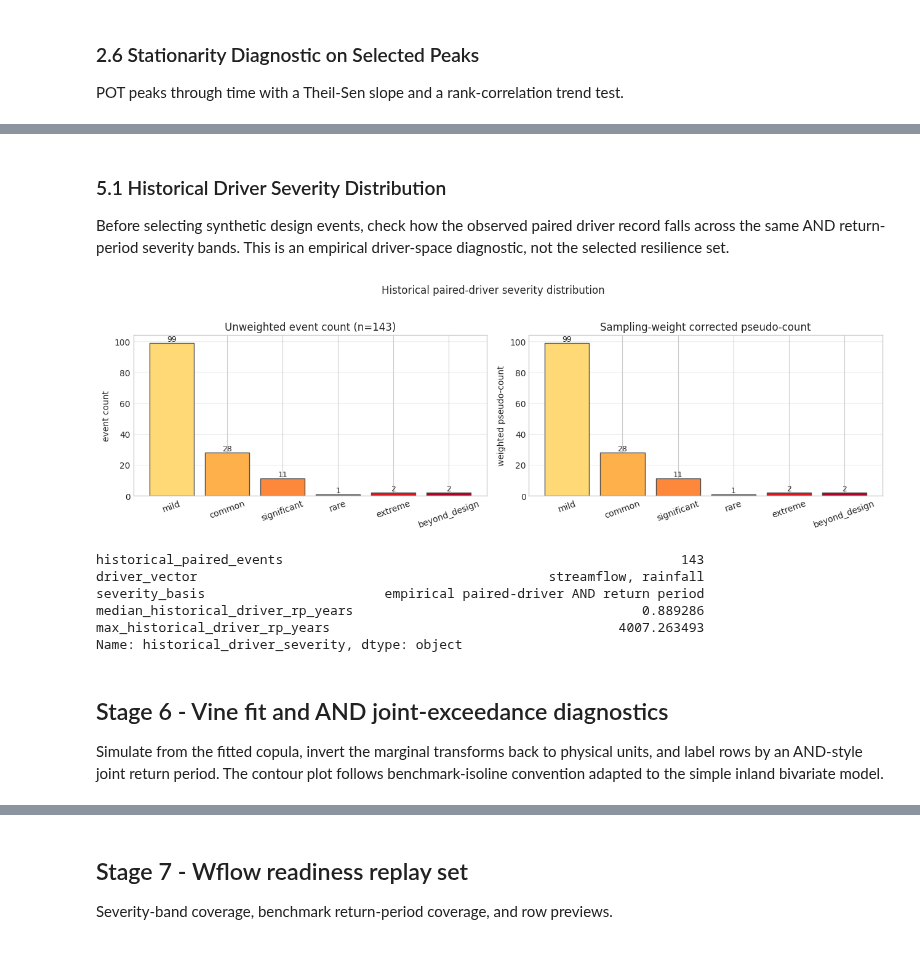
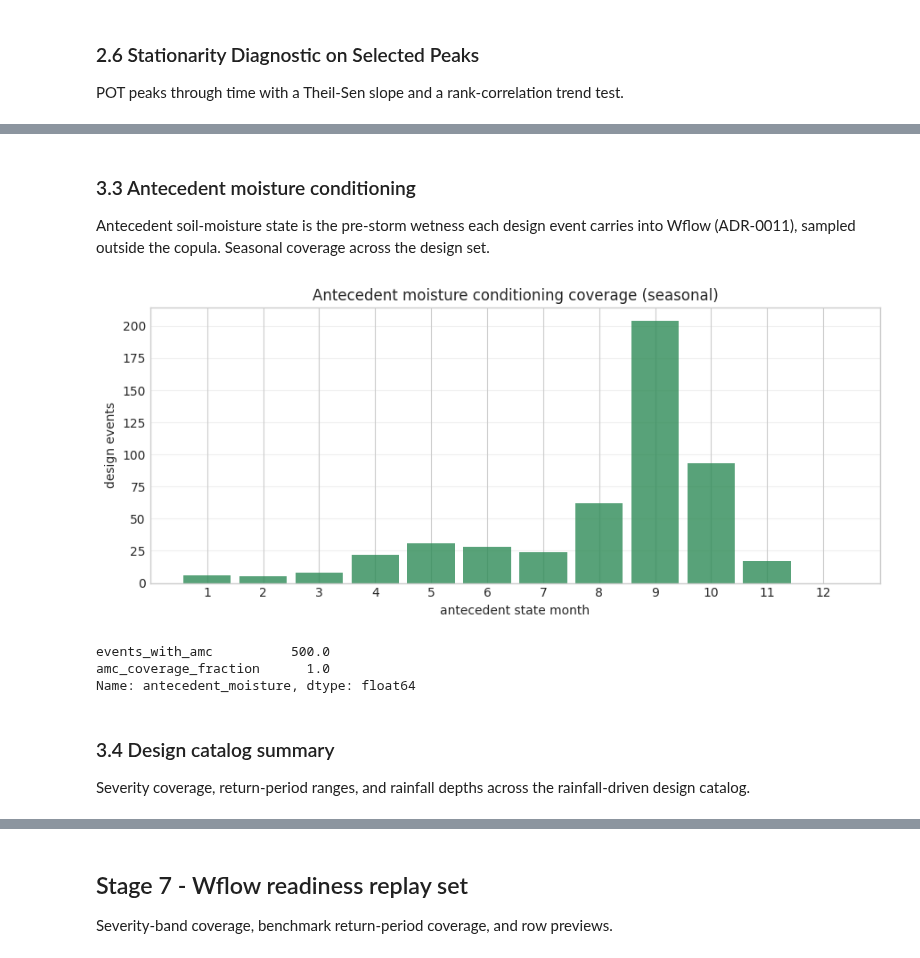
Before and after one commit to SusuXu-s-Lab/Flood-RM, a Jupyter notebook: locations/greensboro/02_flood/03_build_event_catalog.ipynb, the cells around one changed output, grey strips where cells are left out. Saved outputs shown, nothing was run; the diff lists cells and outputs as text; code cells hidden in the pictures.

```diff
--- a/locations/greensboro/02_flood/03_build_event_catalog.ipynb
+++ b/locations/greensboro/02_flood/03_build_event_catalog.ipynb
@@ -573,39 +552,34 @@ Name: copula_fit, dtype: object
 # %% [markdown]
-### 5.1 Historical Driver Severity Distribution
+### 3.3 Antecedent moisture conditioning
 
-Before selecting synthetic design events, check how the observed paired driver record falls across the same AND return-period severity bands. This is an empirical driver-space diagnostic, not the selected resilience set.
+Antecedent soil-moisture state is the pre-storm wetness each design event carries into Wflow (ADR-0011), sampled outside the copula. Seasonal coverage across the design set.
 # %%
-historical_joint_survival = np.clip((1 - u_data[:, 0]) * (1 - u_data[:, 1]), 1e-12, None)
-historical_driver_rp = 1.0 / np.clip(event_rate_per_year * historical_joint_survival, 1e-12, None)
-historical_driver_severity = df_paired.reset_index().copy()
-historical_driver_severity["sample_rp_years"] = historical_driver_rp
-historical_driver_severity["severity_band"] = assign_severity_bands(
-    historical_driver_severity["sample_rp_years"],
-    config["sampling"]["severity_bands"],
-)
-historical_driver_severity["sampling_weight"] = 1.0
-
-fig = P.plot_severity_bands(historical_driver_severity)
-fig.suptitle("Historical paired-driver severity distribution", y=1.03)
-plt.show()
-
-display(pd.Series({
-    "historical_paired_events": len(historical_driver_severity),
-    "driver_vector": "streamflow, rainfall",
-    "severity_basis": "empirical paired-driver AND return period",
-    "median_historical_driver_rp_years": float(np.nanmedian(historical_driver_severity["sample_rp_years"])),
-    "max_historical_driver_rp_years": float(np.nanmax(historical_driver_severity["sample_rp_years"])),
-}, name="historical_driver_severity"))
+amc_col = next((c for c in ["soil_moisture_member_id", "soil_moisture_member_time"] if c in df_catalog.columns), None)
+if amc_col and df_catalog[amc_col].notna().any():
+    fig, ax = plt.subplots(figsize=(9, 4))
+    amc_months = pd.to_datetime(df_catalog.get("soil_moisture_member_time"), errors="coerce").dt.month.dropna()
+    if not amc_months.empty:
+        ax.hist(amc_months, bins=range(1, 14), color="seagreen", alpha=0.8, align="left", rwidth=0.85)
+        ax.set_xlabel("antecedent state month")
+        ax.set_ylabel("design events")
+        ax.set_xticks(range(1, 13))
+    ax.set_title("Antecedent moisture conditioning coverage (seasonal)")
+    ax.grid(True, alpha=0.3, axis="y")
+    fig.tight_layout()
+    plt.show()
+    display(pd.Series({
+        "events_with_amc": int(df_catalog[amc_col].notna().sum()),
+        "amc_coverage_fraction": round(float(df_catalog[amc_col].notna().mean()), 3),
+    }, name="antecedent_moisture"))
+else:
+    print("No antecedent soil-moisture members attached (NWM soil_moisture.csv absent); AMC conditioning skipped.")
 # %% [output]
-[figure, old version]
+[figure, new version]
-historical_paired_events                                                   143
-driver_vector                                             streamflow, rainfall
-severity_basis                       empirical paired-driver AND return period
-median_historical_driver_rp_years                                     0.889286
-max_historical_driver_rp_years                                     4007.263493
-Name: historical_driver_severity, dtype: object
+events_with_amc          500.0
+amc_coverage_fraction      1.0
+Name: antecedent_moisture, dtype: float64
 # %% [markdown]
-## Stage 6 - Vine fit and AND joint-exceedance diagnostics
+### 3.4 Design catalog summary
 
-Simulate from the fitted copula, invert the marginal transforms back to physical units, and label rows by an AND-style joint return period. The contour plot follows benchmark-isoline convention adapted to the simple inland bivariate model.
+Severity coverage, return-period ranges, and rainfall depths across the rainfall-driven design catalog.
 # %%
```
Also changed, not shown: parts of 19 cells of this notebook, 32 other files.
